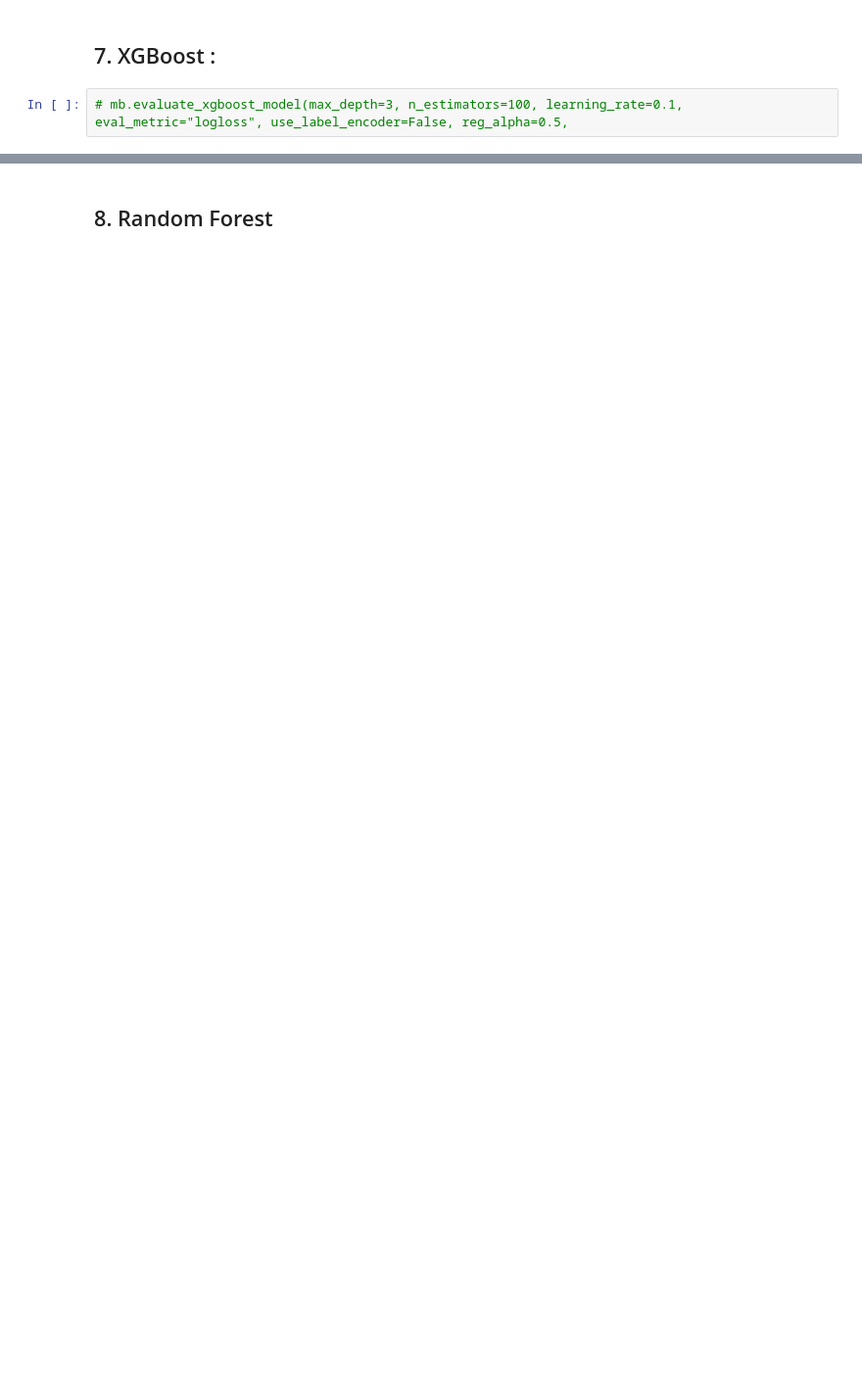
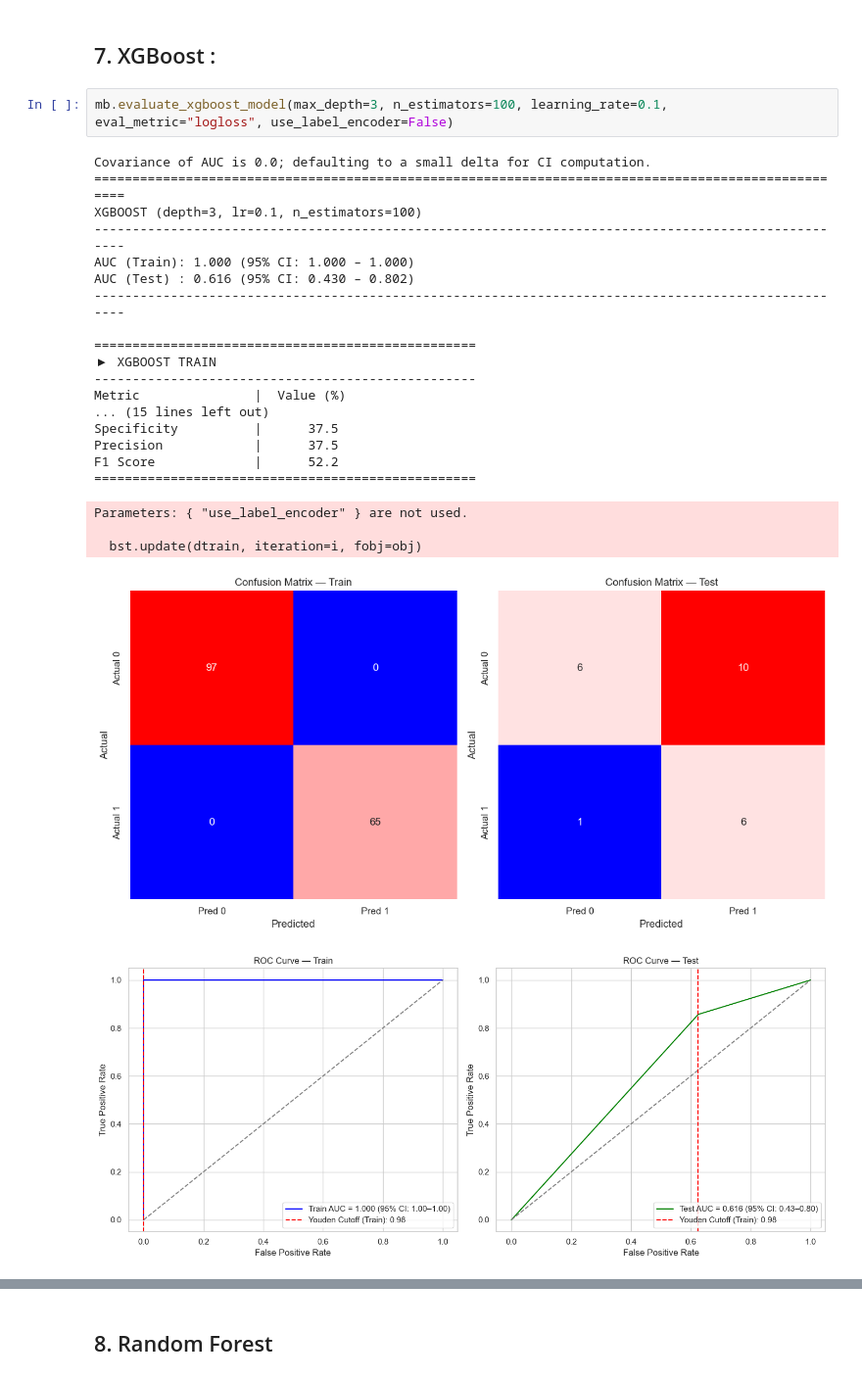
Before and after one commit to maichi98/CercareStatAnalysis, a Jupyter notebook: 03_multibiomarker_analysis.ipynb, the cells around one changed output, grey strips where cells are left out. Shown at 98% size. Drawn from its saved outputs; the diff is of its cells as text; blank space fills up the shorter version.

```diff
--- a/03_multibiomarker_analysis.ipynb
+++ b/03_multibiomarker_analysis.ipynb
@@ -83,4 +91,27 @@ mb.plot_correlation_heatmap(method="spearman")
 # %% [markdown]
 ## 7. XGBoost :
 # %%
-# mb.evaluate_xgboost_model(max_depth=3, n_estimators=100, learning_rate=0.1, eval_metric="logloss", use_label_encoder=False, reg_alpha=0.5,
+mb.evaluate_xgboost_model(max_depth=3, n_estimators=100, learning_rate=0.1, eval_metric="logloss", use_label_encoder=False)
+# %% [output]
+Covariance of AUC is 0.0; defaulting to a small delta for CI computation.
+====================================================================================================
+XGBOOST (depth=3, lr=0.1, n_estimators=100)
+----------------------------------------------------------------------------------------------------
+AUC (Train): 1.000 (95% CI: 1.000 – 1.000)
+AUC (Test) : 0.616 (95% CI: 0.430 – 0.802)
+----------------------------------------------------------------------------------------------------
+
+==================================================
+▶ XGBOOST TRAIN
+--------------------------------------------------
+Metric               |  Value (%)
+... (15 lines left out)
+Specificity          |      37.5
+Precision            |      37.5
+F1 Score             |      52.2
+==================================================
+Parameters: { "use_label_encoder" } are not used.
+
+  bst.update(dtrain, iteration=i, fobj=obj)
+[figure, added]
+[figure, added]
```
Also changed, not shown: parts of 9 cells of this notebook, 8 other files.
